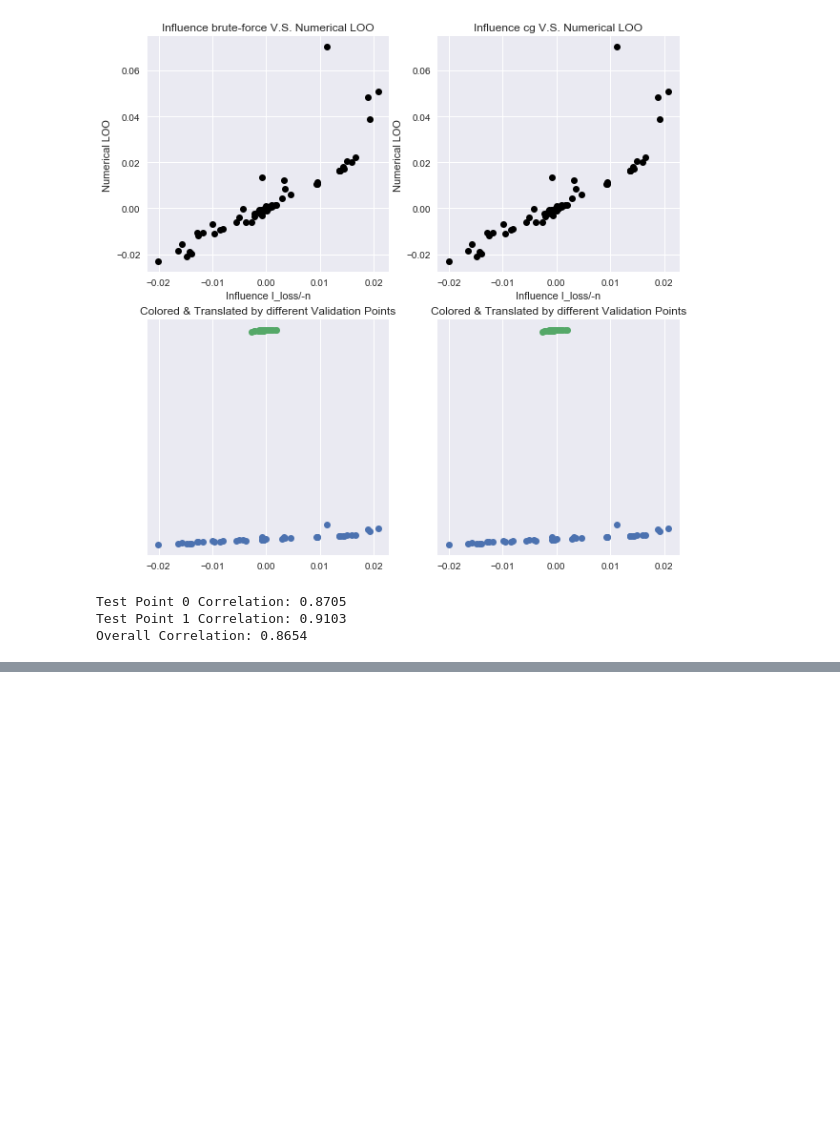
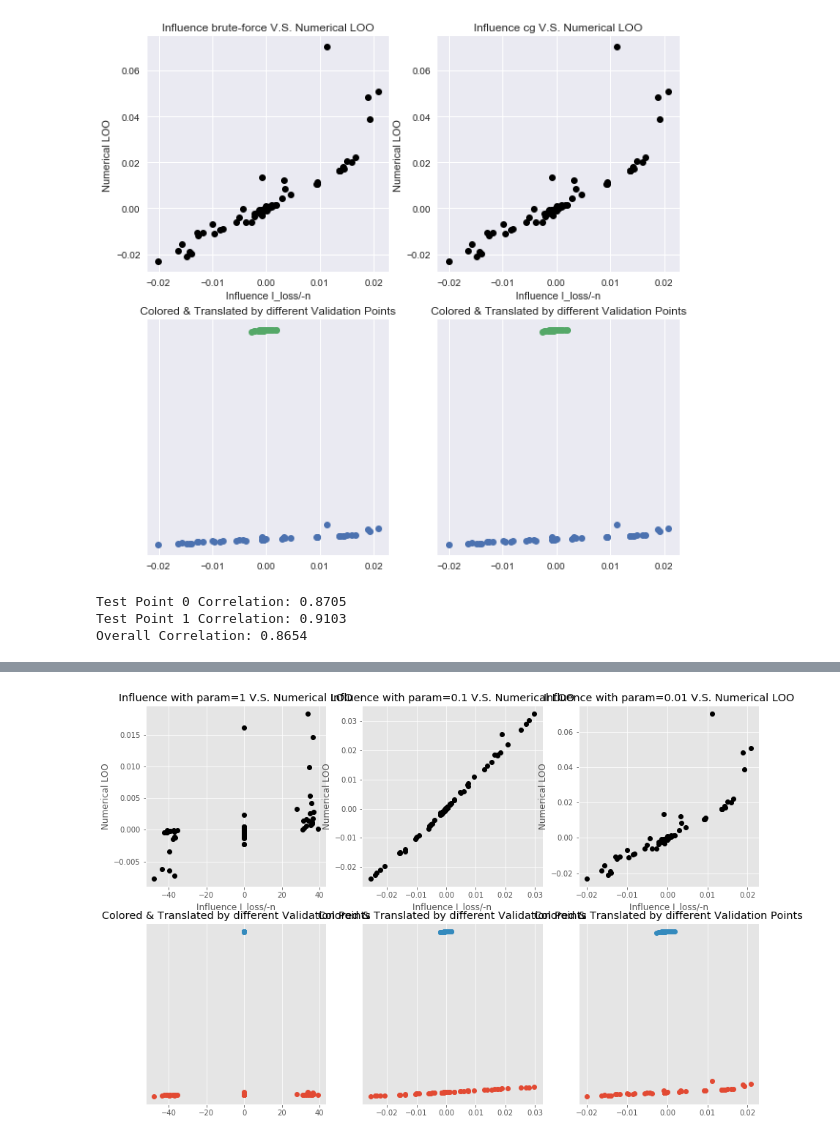
Before and after one commit to zedyang/46927-Project, a Jupyter notebook: experiments3.ipynb, the cells around one changed output, grey strips where cells are left out. Drawn from its saved outputs; the diff is of its cells as text; code cells hidden in the pictures; blank space fills up the shorter version.

```diff
--- a/experiments3.ipynb
+++ b/experiments3.ipynb
@@ -201,0 +362,18 @@ Overall Correlation: 0.8654
+# %%
+tf.reset_default_graph()
+model = SmoothedSupportVector(
+    model_name='SmoothHinge-Notebook',
+    init_eta=init_eta,
+    decay_epochs=decay_epochs,
+    batch_size=batch_size,
+    C=C,
+    t=0.01
+)
+model.fit(
+    X_train, y_train,
+    n_iter=train_iter,
+    verbose=1,
+    iter_to_switch_off_minibatch=iter_to_switch_off_minibatch,
+    iter_to_switch_to_sgd=iter_to_switch_to_sgd,
+    traceback_checkpoint=traceback_checkpoint
+)
@@ -201,0 +399,5 @@ Overall Correlation: 0.8654
+# %%
+I_loss_bf3 = model.influence_loss(
+    X_test, y_test,
+    method='brute-force',
+)
@@ -201,0 +406,7 @@ Overall Correlation: 0.8654
+# %%
+loo_diff3 = model.leave_one_out_refit(
+    X_test, y_test,
+    n_iter=loo_extra_iter,
+    iter_to_load=checkpoint_iter,
+    leave_indices=leave_indices,
+)
@@ -201,0 +431,7 @@ Overall Correlation: 0.8654
+# %%
+fig, axes = param_cross_comparison(
+    [I_loss_bf1, I_loss_bf2, I_loss_bf3],
+    [loo_diff1, loo_diff2, loo_diff3], n_tr, [1, 0.1, 0.01]
+)
+# %% [output]
+[figure, added]
```
Also changed, not shown: parts of 18 cells of this notebook, 11 other files.
